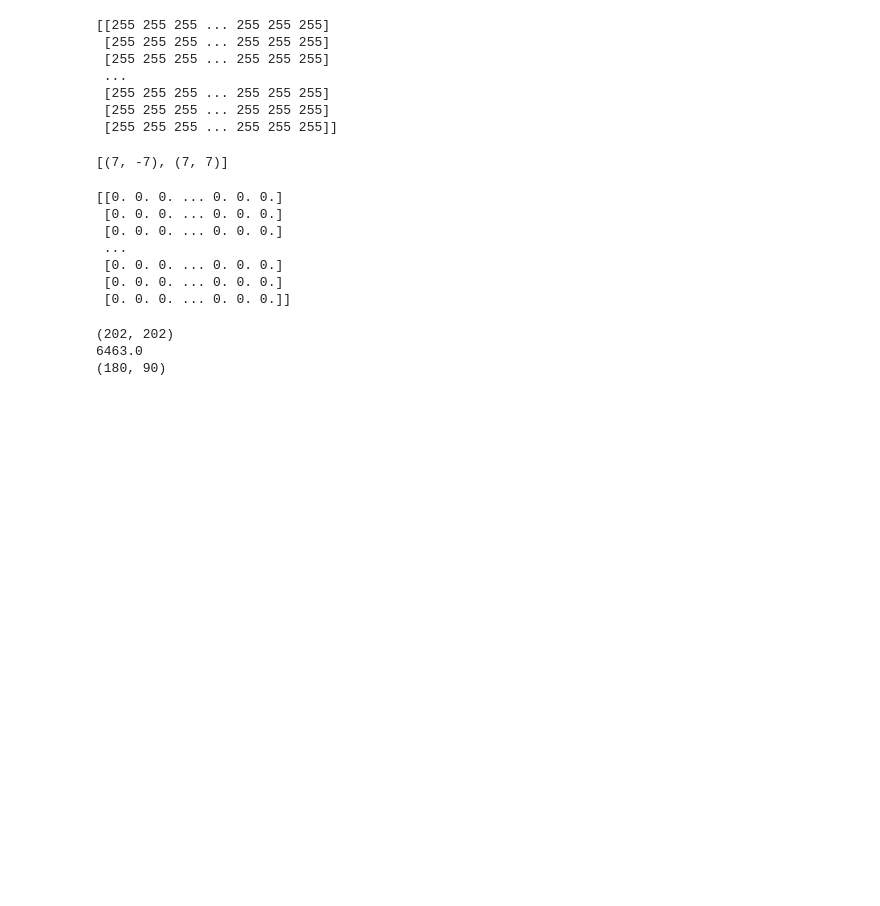
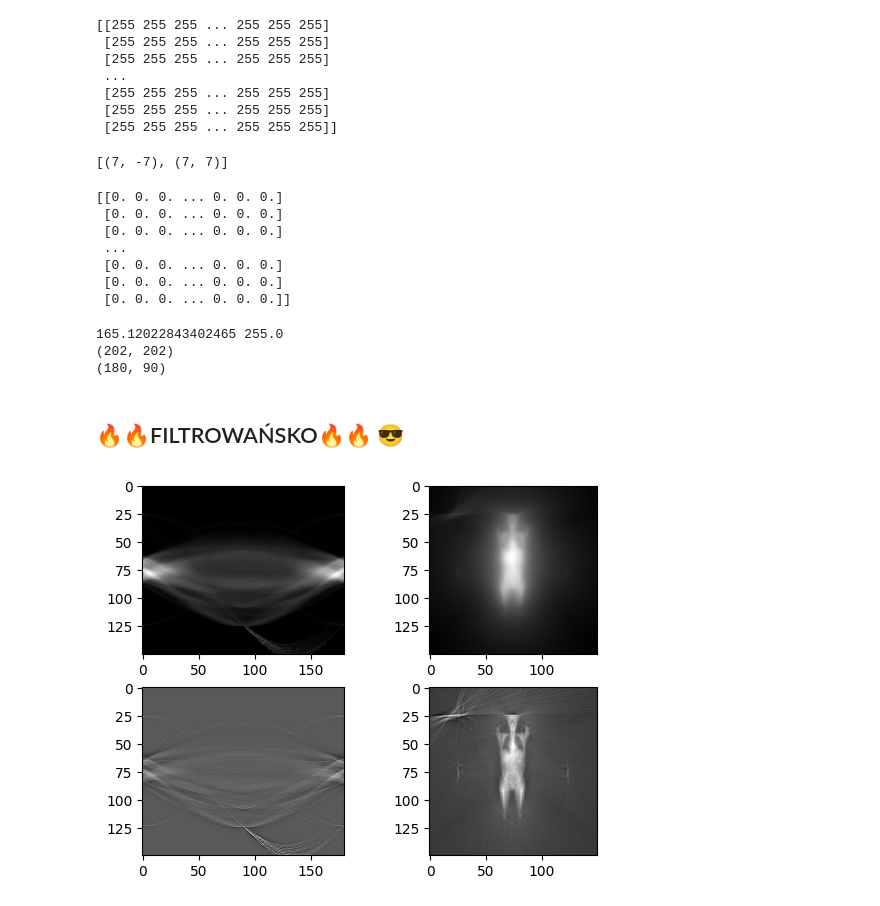
Before and after one commit to JSnotJS/Tomograf, a Jupyter notebook: Tomograf_robi_brr.ipynb, the cells around one changed output. Cells and saved outputs as stored; diff of their text form; code cells hidden in the pictures; blank space fills up the shorter version.

```diff
--- a/Tomograf_robi_brr.ipynb
+++ b/Tomograf_robi_brr.ipynb
@@ -196,6 +207,6 @@ def radon_inversed(sinogram):
 # %%
 # sino = radon_transform('tomograf-obrazy\Paski2.jpg', delta_a, n, l)
-sino = radon_transform('tomograf-obrazy\Shepp_logan.jpg', 1, 90, 90)
+sino = radon_transform('tomograf-obrazy\CT_ScoutView.jpg', 1, 150, 120)
 print(sino)
 # %% [output]
 [[0. 0. 0. ... 0. 0. 0.]
@@ -206,8 +217,9 @@ print(sino)
  [0. 0. 0. ... 0. 0. 0.]
  [0. 0. 0. ... 0. 0. 0.]]
 # %%
-print(radon_inversed(sino))
+reconstruction = radon_inversed(sino)
+Image.fromarray(reconstruction).show()
 # %% [output]
+165.12022843402465 255.0
 (202, 202)
-6463.0
 (180, 90)
@@ -219,0 +226,2 @@ img.show()
+# %% [markdown]
+## 🔥🔥FILTROWAŃSKO🔥🔥 😎
@@ -219,0 +251,26 @@ img.show()
+# %%
+
+# k1, k2, k3 = generate_kernel(3), generate_kernel(5), generate_kernel(21)
+
+# print(k1, k2, k3, sep="\n")
+
+filtered_sino = filter_sino(sino, generate_kernel(21))
+reconstruction = radon_inversed(sino)
+reconstruction_filtered = radon_inversed(filtered_sino)
+
+# Image.fromarray(sino).show()
+# Image.fromarray(filtered_sino).show()
+# Image.fromarray(reconstruction).show()
+# Image.fromarray(reconstruction_filtered).show()
+
+plt.subplot(221)
+plt.imshow(sino, cmap='gray')
+plt.subplot(223)
+plt.imshow(filtered_sino, cmap='gray')
+plt.subplot(222)
+plt.imshow(reconstruction, cmap='gray')
+plt.subplot(224)
+plt.imshow(reconstruction_filtered, cmap='gray')
+plt.show()
+# %% [output]
+[figure, added]
```
Also changed, not shown: parts of 4 cells of this notebook.
